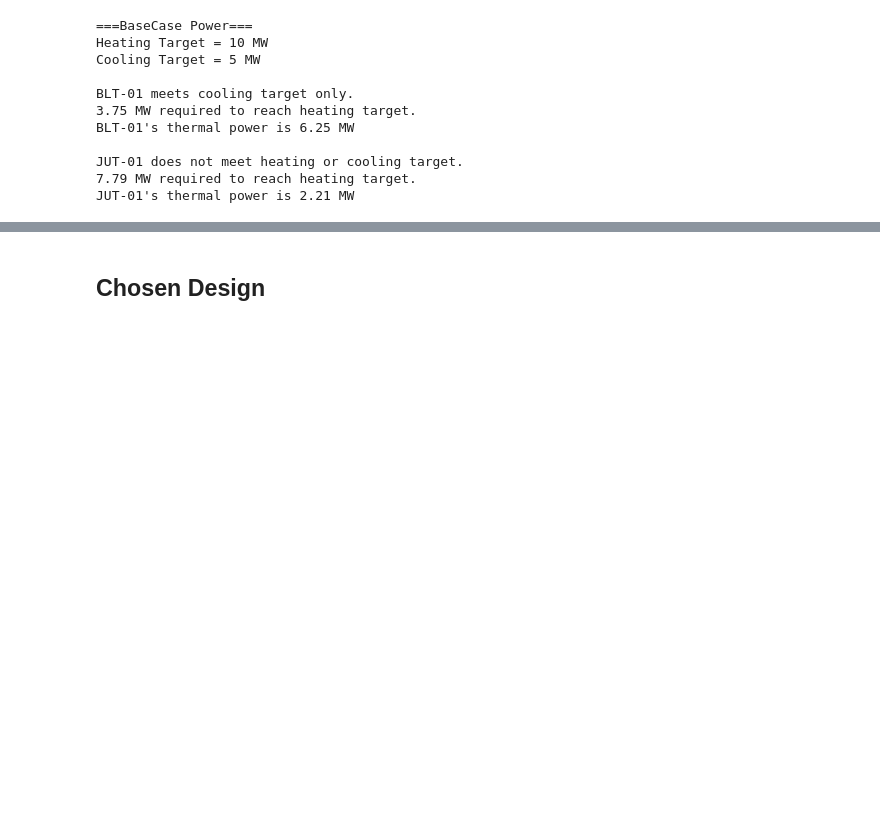
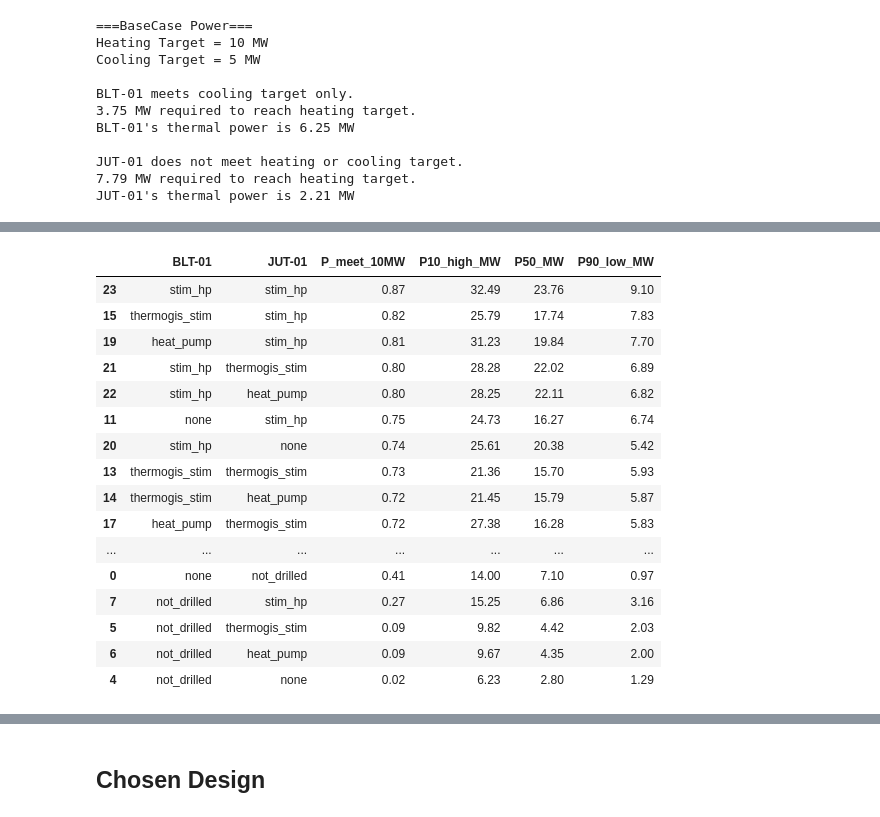
Before and after one commit to sadaraka-kadi/utrecht-geothermal-screening, a Jupyter notebook: notebooks/04_power_economics.ipynb, the cells around one changed output, grey strips where cells are left out. Drawn from its saved outputs; the diff is of its cells as text; code cells hidden in the pictures; blank space fills up the shorter version.

Commit message:
Adding results

```diff
--- a/notebooks/04_power_economics.ipynb
+++ b/notebooks/04_power_economics.ipynb
@@ -420,0 +332,49 @@ mc_grid.round(2)
+# %%
+# Transmissivity sampling
+kh = {w: sample_transmissivity_m3(trans.loc[w, "P90"], trans.loc[w, "P50"], trans.loc[w, "P10"], N)
+      for w in WELLS}
+
+# Grid Search
+rows = []
+for subset in well_subsets(WELLS):
+    for combo in itertools.product(interventions.keys(), repeat=len(subset)):
+        detail = {}
+        total_power = np.zeros(N)
+
+        for well, method in zip(subset, combo):
+            p = mc_power(well, method, kh[well])
+            detail[well] = method
+            total_power += p
+
+        for well in WELLS:
+            if well not in subset:
+                detail[well] = "not_drilled"
+
+        st = summarize_p10_p50_p90(total_power)
+        detail["P_meet_10MW"] = (total_power >= HEATING_TARGET).mean()
+        detail["P10_high_MW"] = st["P10_high"]
+        detail["P50_MW"] = st["P50_median"]
+        detail["P90_low_MW"] = st["P90_low"]
+        rows.append(detail)
+
+mc_grid = pd.DataFrame(rows).sort_values("P_meet_10MW", ascending=False)
+mc_grid.to_csv(RESULTS / "montecarlo_results.csv", index=False)
+mc_grid.round(2)
+# %% [output]
+|  | BLT-01 | JUT-01 | P_meet_10MW | P10_high_MW | P50_MW | P90_low_MW |
+| 23 | stim_hp | stim_hp | 0.87 | 32.49 | 23.76 | 9.10 |
+| 15 | thermogis_stim | stim_hp | 0.82 | 25.79 | 17.74 | 7.83 |
+| 19 | heat_pump | stim_hp | 0.81 | 31.23 | 19.84 | 7.70 |
+| 21 | stim_hp | thermogis_stim | 0.80 | 28.28 | 22.02 | 6.89 |
+| 22 | stim_hp | heat_pump | 0.80 | 28.25 | 22.11 | 6.82 |
+| 11 | none | stim_hp | 0.75 | 24.73 | 16.27 | 6.74 |
+| 20 | stim_hp | none | 0.74 | 25.61 | 20.38 | 5.42 |
+| 13 | thermogis_stim | thermogis_stim | 0.73 | 21.36 | 15.70 | 5.93 |
+| 14 | thermogis_stim | heat_pump | 0.72 | 21.45 | 15.79 | 5.87 |
+| 17 | heat_pump | thermogis_stim | 0.72 | 27.38 | 16.28 | 5.83 |
+| ... | ... | ... | ... | ... | ... | ... |
+| 0 | none | not_drilled | 0.41 | 14.00 | 7.10 | 0.97 |
+| 7 | not_drilled | stim_hp | 0.27 | 15.25 | 6.86 | 3.16 |
+| 5 | not_drilled | thermogis_stim | 0.09 | 9.82 | 4.42 | 2.03 |
+| 6 | not_drilled | heat_pump | 0.09 | 9.67 | 4.35 | 2.00 |
+| 4 | not_drilled | none | 0.02 | 6.23 | 2.80 | 1.29 |
```
Also changed, not shown: parts of 29 cells of this notebook.
